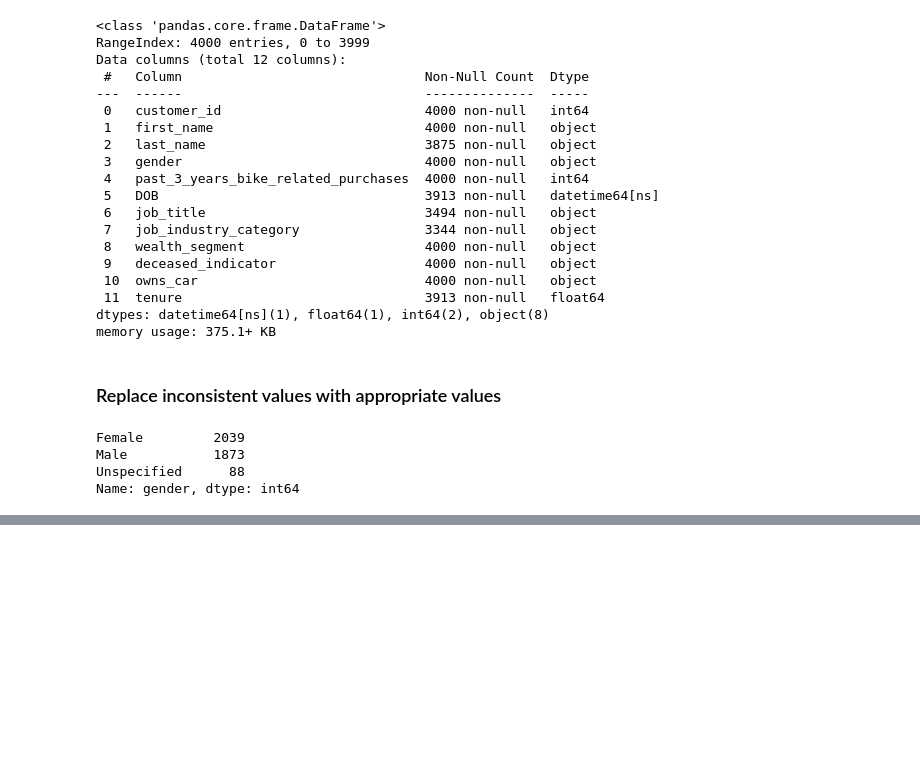
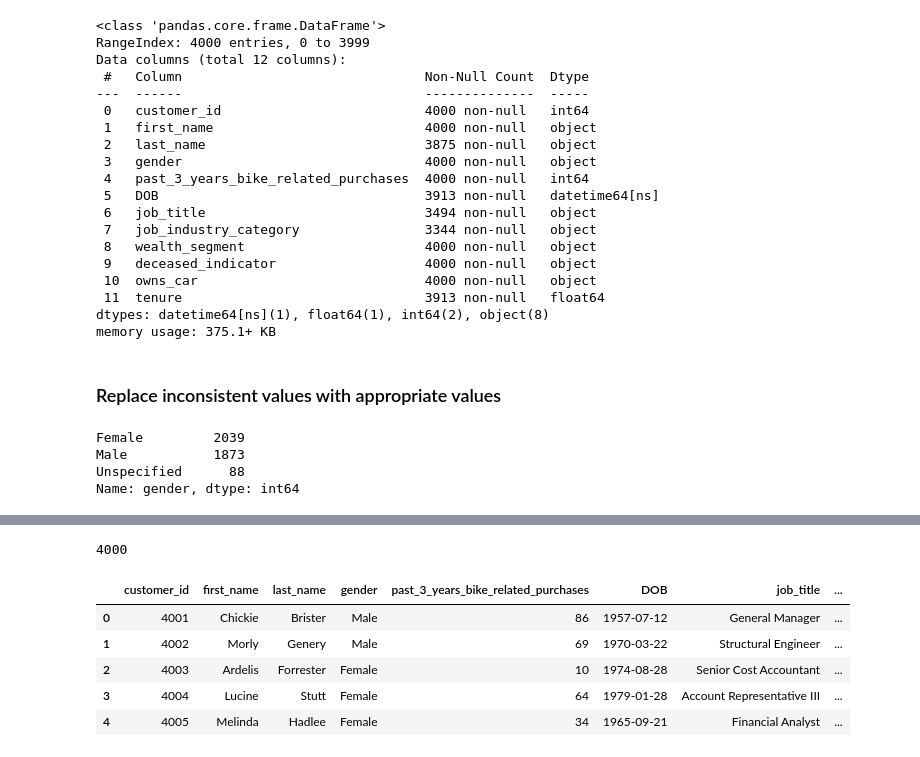
Before and after one commit to Arkadeep2510/KPMG-Virtual-Internship-Files, a Jupyter notebook: Module 1/KPMG_Task1.ipynb, the cells around one changed output, grey strips where cells are left out. Saved outputs shown, nothing was run; the diff lists cells and outputs as text; code cells hidden in the pictures; blank space fills up the shorter version.

```diff
--- a/Module 1/KPMG_Task1.ipynb
+++ b/Module 1/KPMG_Task1.ipynb
@@ -489,0 +596,4 @@ Name: gender, dtype: int64
+# %%
+customer_demographic['customer_id'].iloc[-1]
+# %% [output]
+4000
@@ -489,0 +602,9 @@ Name: gender, dtype: int64
+# %%
+new_customer_lists.head()
+# %% [output]
+|  | customer_id | first_name | last_name | gender | past_3_years_bike_related_purchases | DOB | job_title | ... |
+| 0 | 4001 | Chickie | Brister | Male | 86 | 1957-07-12 | General Manager | ... |
+| 1 | 4002 | Morly | Genery | Male | 69 | 1970-03-22 | Structural Engineer | ... |
+| 2 | 4003 | Ardelis | Forrester | Female | 10 | 1974-08-28 | Senior Cost Accountant | ... |
+| 3 | 4004 | Lucine | Stutt | Female | 64 | 1979-01-28 | Account Representative III | ... |
+| 4 | 4005 | Melinda | Hadlee | Female | 34 | 1965-09-21 | Financial Analyst | ... |
```
Also changed, not shown: parts of 26 cells of this notebook.
